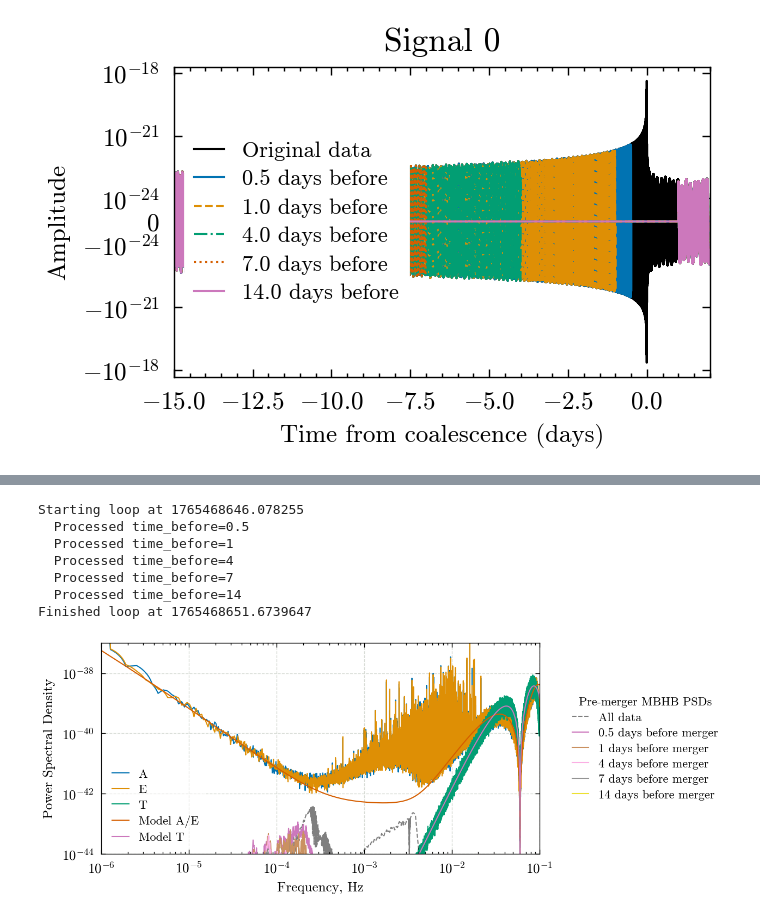
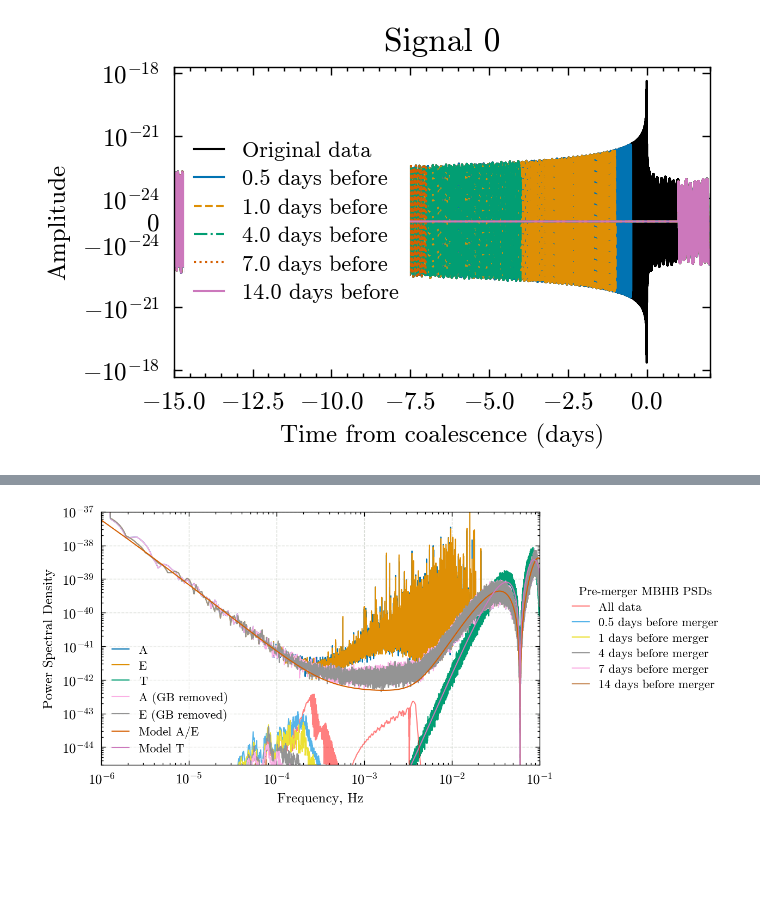
Before and after one commit to icg-gravwaves/lisa_premerger_sangria, a Jupyter notebook: estimate_psds/estimate_psds.ipynb, the cells around one changed output, grey strips where cells are left out. Drawn from its saved outputs; the diff is of its cells as text; code cells hidden in the pictures; blank space fills up the shorter version.

Commit message:
update PSDs plot to have GB-removed PSD as well

```diff
--- a/estimate_psds/estimate_psds.ipynb
+++ b/estimate_psds/estimate_psds.ipynb
@@ -370,68 +488,76 @@ for i, mbhb in enumerate(mbhbs[:1]):
 # %%
-psd_linestyles = {
-    tb: (ls, col) for tb, ls, col in zip(
+mbhb_psd_colours = {
+    tb: col for tb, col in zip(
         times_before,
-        ['-','--', '-.', ':', '-', '--', '-.'],
-        plt.rcParams['axes.prop_cycle'].by_key()['color'][4:]
+        plt.rcParams['axes.prop_cycle'].by_key()['color'][::-1]
     )
 }
 
 width = plt.rcParams["figure.figsize"][0] * 1.5
-height = plt.rcParams["figure.figsize"][1] * 1.25
+height = plt.rcParams["figure.figsize"][1] * 1.5
 fig, ax = plt.subplots(1, figsize=(width, height))
 ax.loglog(A_psd.sample_frequencies, A_psd, c=cycle[0], label='A')
 ax.loglog(E_psd.sample_frequencies, E_psd, c=cycle[1], label='E')
 ax.loglog(T_psd.sample_frequencies, T_psd, c=cycle[2], label='T')
-ax.loglog(ae_model.sample_frequencies, ae_model, c=cycle[3], label='Model A/E')
-ax.loglog(t_model.sample_frequencies, t_model, c=cycle[4], label='Model T')
+ax.loglog(
+    A_gb_residual_psd.sample_frequencies,
+    A_gb_residual_psd,
+    c=cycle[6],
+    label='A (GB removed)',
+)
+ax.loglog(
+    E_gb_residual_psd.sample_frequencies,
+    E_gb_residual_psd,
+    c=cycle[7],
+    label='E (GB removed)',
+)
+ax.loglog(
+    ae_model.sample_frequencies,
+    ae_model,
+    c=cycle[3],
+    label='Model A/E'
+)
+ax.loglog(
+    t_model.sample_frequencies,
+    t_model,
+    c=cycle[4],
+    label='Model T'
+)
 
 ax.set_ylabel("Power Spectral Density")
 ax.set_xlabel("Frequency, Hz")
 leg1 = ax.legend(loc='lower left')
 line2 = []
 labels2 = []
 line2.append(ax.loglog(
     mbhb_A_removed_psds_original.sample_frequencies,
     mbhb_A_removed_psds_original,
-    c='k',
+    c='r',
     alpha=0.5,
-    linestyle='--'
 )[0])
 labels2.append('All data')
 
-import time
-print(f"Starting loop at {time.time()}")
 for time_before in times_before:
     psd = mbhb_A_removed_psds[time_before]
     line2.append(ax.loglog(
         psd.sample_frequencies,
         psd,
-        c=psd_linestyles[time_before][1],
-        linestyle='-'#psd_linestyles[time_before][0]
+        c=mbhb_psd_colours[time_before],
     )[0])
     labels2.append(f'{time_before} days before merger')
-    print(f"  Processed time_before={time_before}")
-print(f"Finished loop at {time.time()}")
 
 ax.legend(
     line2,
     labels2,
     loc="center left",
     title="Pre-merger MBHB PSDs",
     bbox_to_anchor=(1.05,0.5),
 )
 ax.add_artist(leg1)
-ax.set_ylim([1e-44, 1e-37])
+ax.set_ylim([3e-45, 1e-37])
 ax.set_xlim([1e-6, 1e-1])
 ax.grid(zorder=-100)
 
-fig.savefig('../paper/images/figure_X_psds_with_premerger_mbhbs.pdf')
+fig.savefig('../paper/images/figure_X_psds_with_sources.pdf')
 # %% [output]
-Starting loop at 1765468646.078255
-  Processed time_before=0.5
-  Processed time_before=1
-  Processed time_before=4
-  Processed time_before=7
-  Processed time_before=14
-Finished loop at 1765468651.6739647
-[figure, old version]
+[figure, new version]
```
Also changed, not shown: parts of 2 cells of this notebook, 3 other files.
